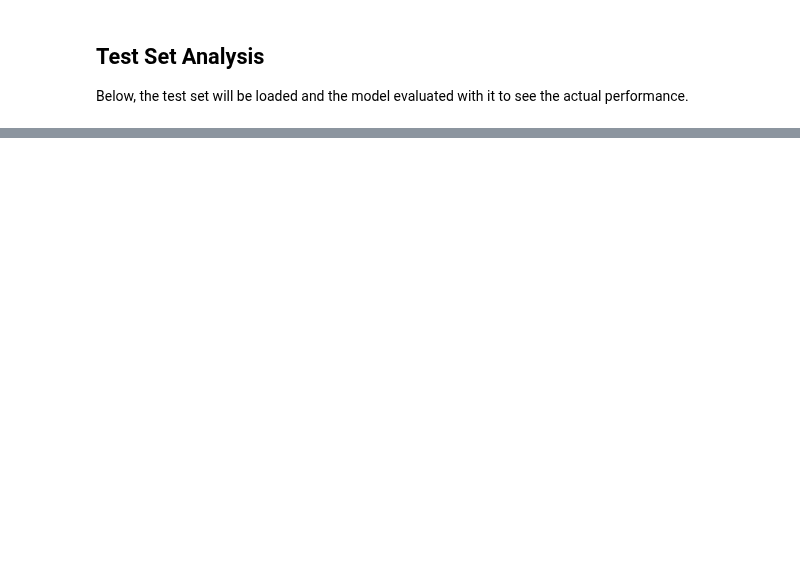
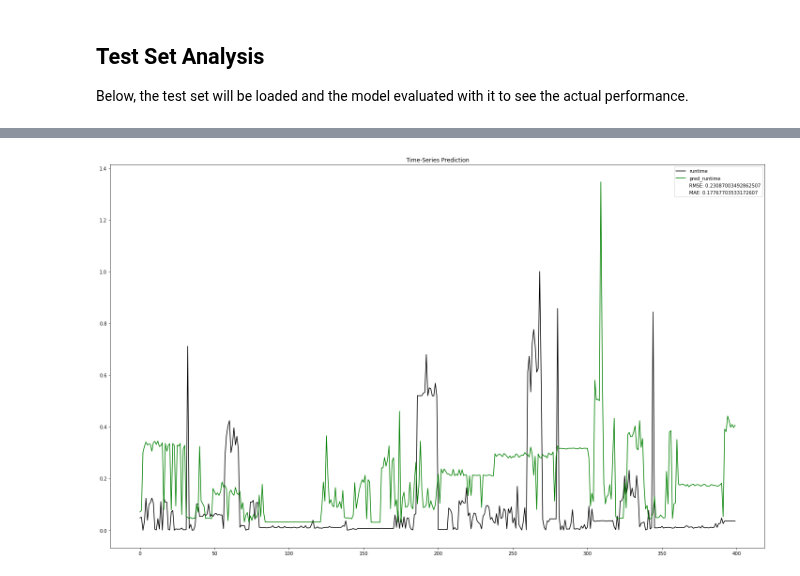
Before and after one commit to MyGodItsFull0fStars/alibaba_clusterdata, a Jupyter notebook: cluster-trace-gpu-v2020/prediction/lstm_general_prediction.ipynb, the cells around one changed output, grey strips where cells are left out. Drawn from its saved outputs; the diff is of its cells as text; code cells hidden in the pictures; blank space fills up the shorter version.

```diff
--- a/cluster-trace-gpu-v2020/prediction/lstm_general_prediction.ipynb
+++ b/cluster-trace-gpu-v2020/prediction/lstm_general_prediction.ipynb
@@ -321,4 +339,6 @@ wandb.summary[mae_key] = mae_result
 # %%
-plot_column(column_number=0)
+plot_column(actual_values=actual_data_df, predicted_values=prediction_df, column_number=0)
+# %% [output]
+[figure, added]
 # %%
 plot_column(column_number=1)
```
Also changed, not shown: parts of 27 cells of this notebook.
